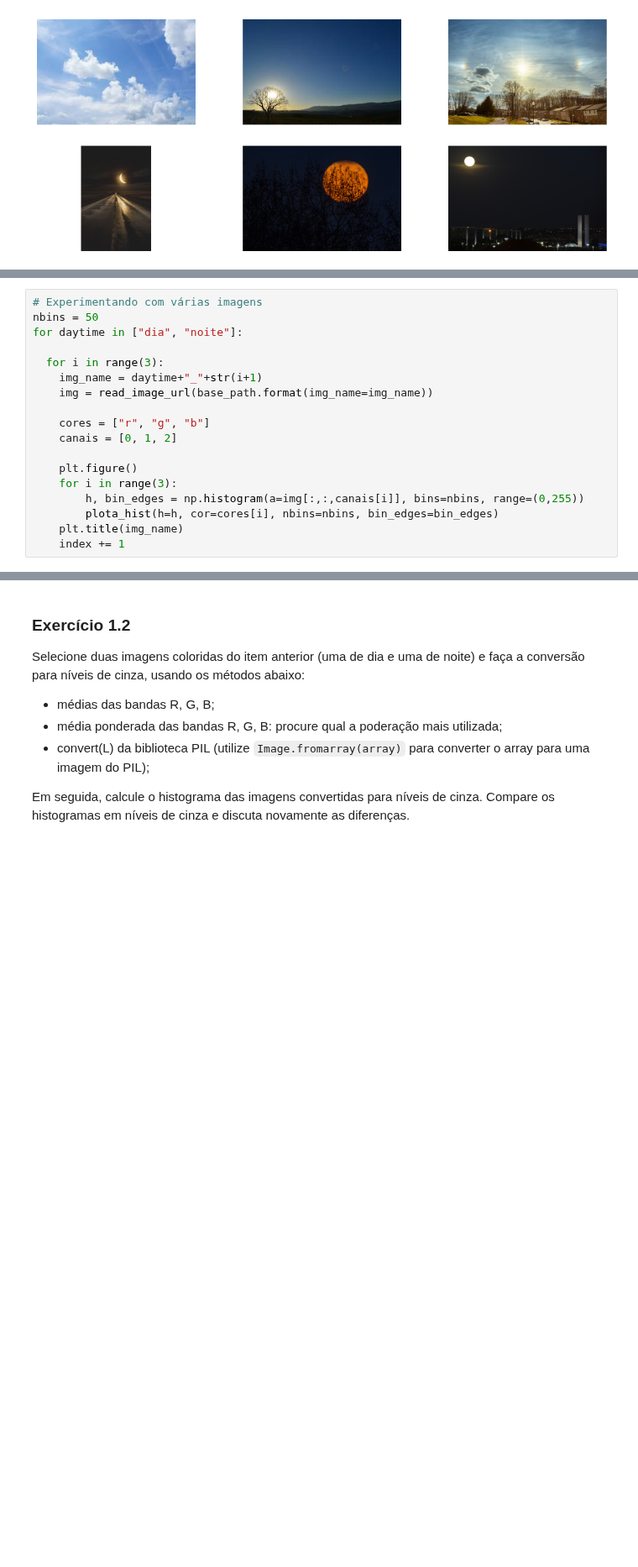
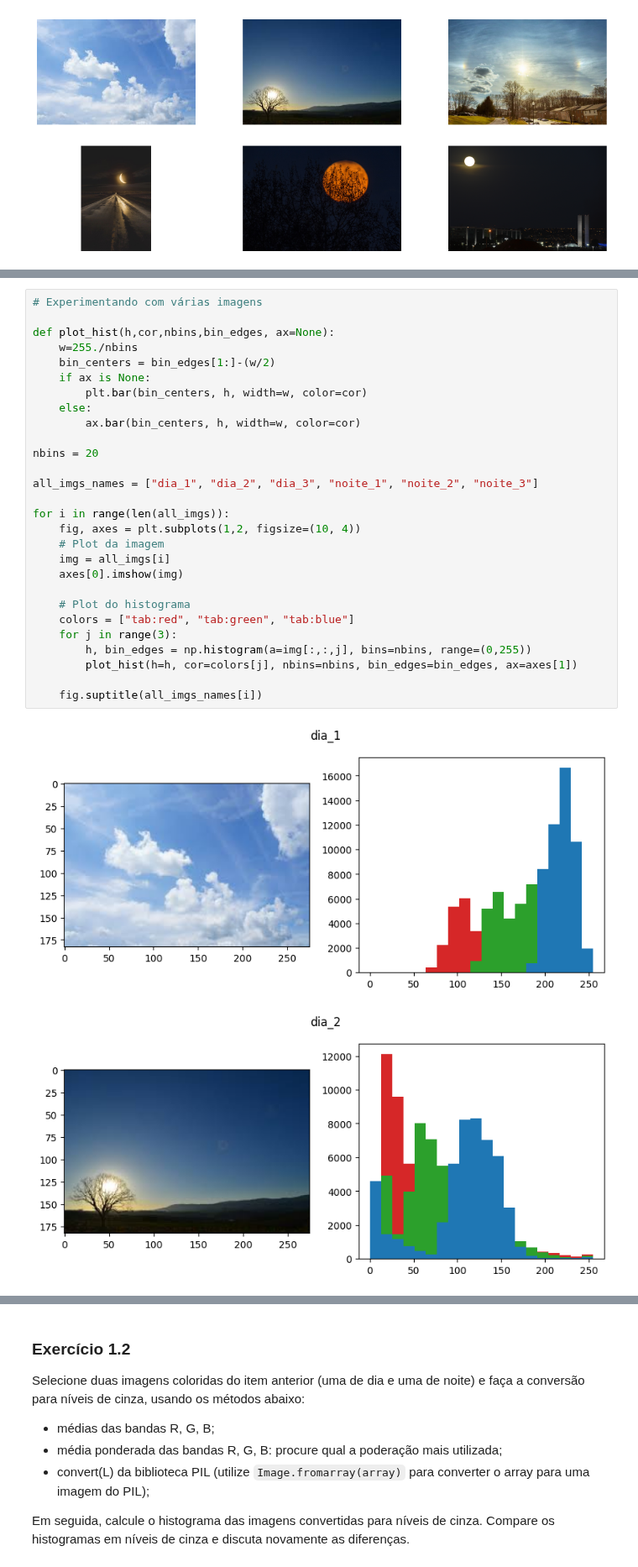
Before and after one commit to UNICAMP-EA979/2026s1-pi02-histogramas-knn-leticialopesms, a Jupyter notebook: Atividade.ipynb, the cells around one changed output, grey strips where cells are left out. Shown at 84% size. Drawn from its saved outputs; the diff is of its cells as text; blank space fills up the shorter version.

```diff
--- a/Atividade.ipynb
+++ b/Atividade.ipynb
@@ -96,18 +70,0 @@ plota_hist(h=h, cor="b", nbins=nbins, bin_edges=bin_edges)
-# %%
-# Experimentando com várias imagens
-nbins = 50
-for daytime in ["dia", "noite"]:
-
-  for i in range(3):
-    img_name = daytime+"_"+str(i+1)
-    img = read_image_url(base_path.format(img_name=img_name))
-
-    cores = ["r", "g", "b"]
-    canais = [0, 1, 2]
-
-    plt.figure()
-    for i in range(3):
-        h, bin_edges = np.histogram(a=img[:,:,canais[i]], bins=nbins, range=(0,255))
-        plota_hist(h=h, cor=cores[i], nbins=nbins, bin_edges=bin_edges)
-    plt.title(img_name)
-    index += 1
@@ -120,0 +71,31 @@ for daytime in ["dia", "noite"]:
+# %%
+# Experimentando com várias imagens
+
+def plot_hist(h,cor,nbins,bin_edges, ax=None):
+    w=255./nbins
+    bin_centers = bin_edges[1:]-(w/2)
+    if ax is None:
+        plt.bar(bin_centers, h, width=w, color=cor)
+    else:
+        ax.bar(bin_centers, h, width=w, color=cor)
+
+nbins = 20
+
+all_imgs_names = ["dia_1", "dia_2", "dia_3", "noite_1", "noite_2", "noite_3"]
+
+for i in range(len(all_imgs)):
+    fig, axes = plt.subplots(1,2, figsize=(10, 4))
+    # Plot da imagem
+    img = all_imgs[i]
+    axes[0].imshow(img)
+
+    # Plot do histograma
+    colors = ["tab:red", "tab:green", "tab:blue"]
+    for j in range(3):
+        h, bin_edges = np.histogram(a=img[:,:,j], bins=nbins, range=(0,255))
+        plot_hist(h=h, cor=colors[j], nbins=nbins, bin_edges=bin_edges, ax=axes[1])
+
+    fig.suptitle(all_imgs_names[i])
+# %% [output]
+[figure, added]
+[figure, added]
```
Also changed, not shown: parts of 15 cells of this notebook.
